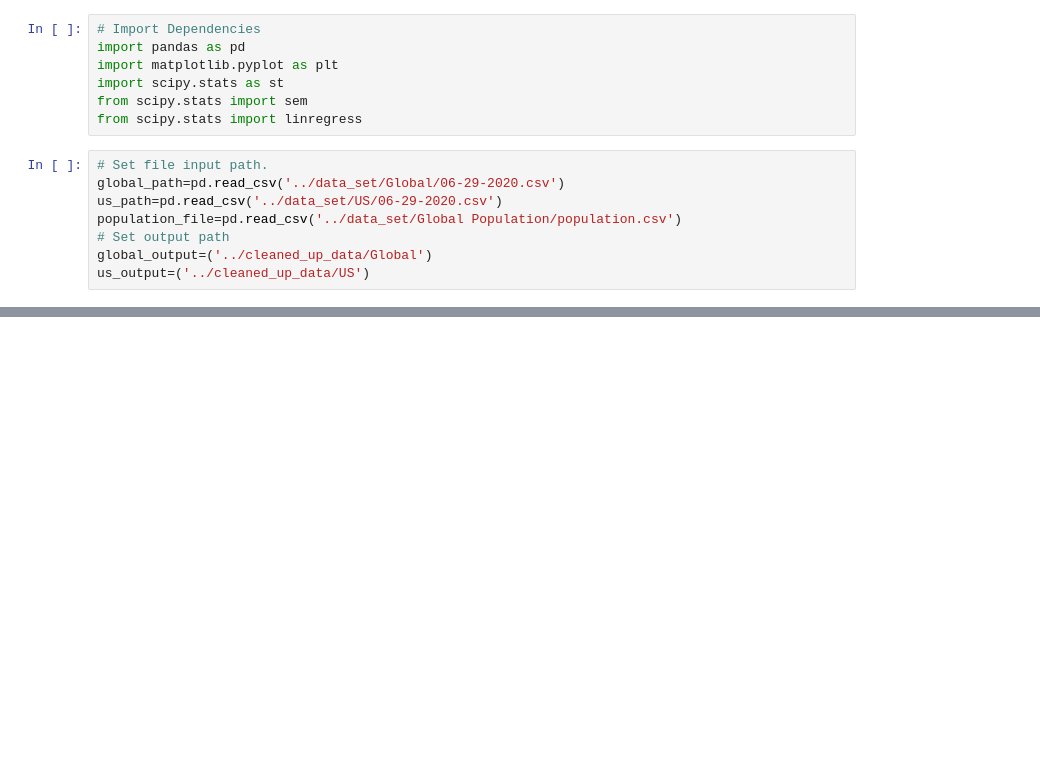
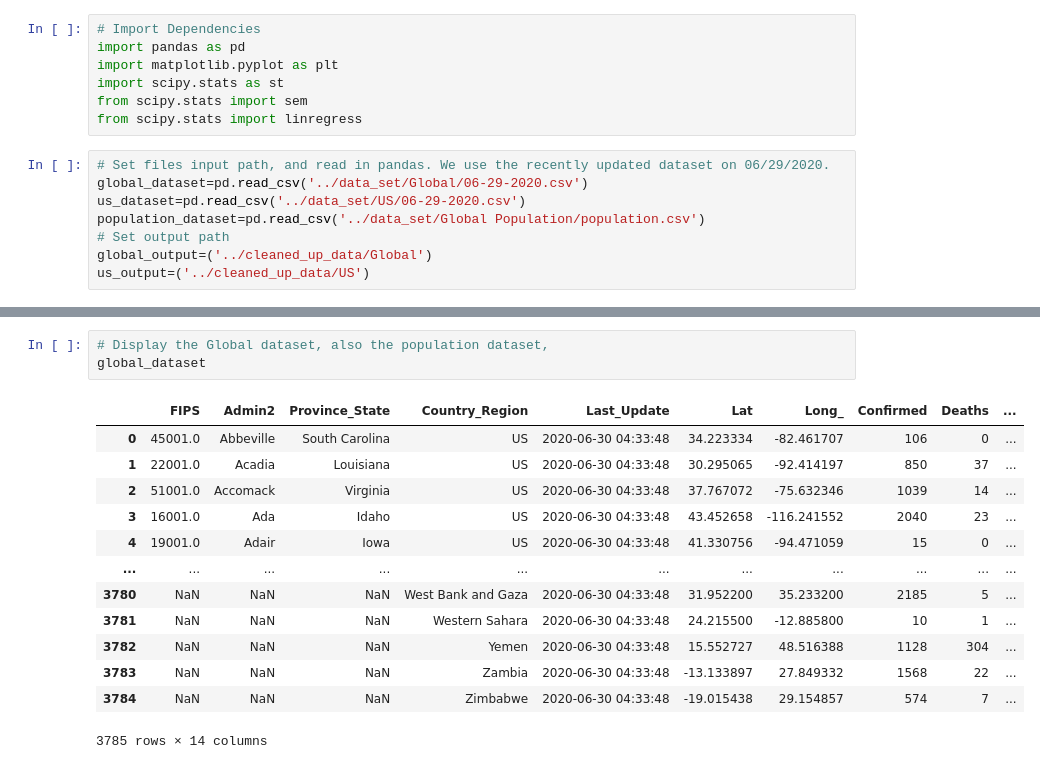
Before and after one commit to phuphan626/Group-4-Project-1, a Jupyter notebook: analysis/Covid-19-analysis.ipynb, the cells around one changed output, grey strips where cells are left out. Saved outputs shown, nothing was run; the diff lists cells and outputs as text; blank space fills up the shorter version.

```diff
--- a/analysis/Covid-19-analysis.ipynb
+++ b/analysis/Covid-19-analysis.ipynb
@@ -6,10 +11,10 @@ import scipy.stats as st
 from scipy.stats import sem
 from scipy.stats import linregress
 # %%
-# Set file input path.
-global_path=pd.read_csv('../data_set/Global/06-29-2020.csv')
-us_path=pd.read_csv('../data_set/US/06-29-2020.csv')
-population_file=pd.read_csv('../data_set/Global Population/population.csv')
+# Set files input path, and read in pandas. We use the recently updated dataset on 06/29/2020.
+global_dataset=pd.read_csv('../data_set/Global/06-29-2020.csv')
+us_dataset=pd.read_csv('../data_set/US/06-29-2020.csv')
+population_dataset=pd.read_csv('../data_set/Global Population/population.csv')
 # Set output path
 global_output=('../cleaned_up_data/Global')
 us_output=('../cleaned_up_data/US')
@@ -85,0 +81,17 @@ population_file
+# %%
+# Display the Global dataset, also the population dataset,
+global_dataset
+# %% [output]
+|  | FIPS | Admin2 | Province_State | Country_Region | Last_Update | Lat | Long_ | Confirmed | Deaths | ... |
+| 0 | 45001.0 | Abbeville | South Carolina | US | 2020-06-30 04:33:48 | 34.223334 | -82.461707 | 106 | 0 | ... |
+| 1 | 22001.0 | Acadia | Louisiana | US | 2020-06-30 04:33:48 | 30.295065 | -92.414197 | 850 | 37 | ... |
+| 2 | 51001.0 | Accomack | Virginia | US | 2020-06-30 04:33:48 | 37.767072 | -75.632346 | 1039 | 14 | ... |
+| 3 | 16001.0 | Ada | Idaho | US | 2020-06-30 04:33:48 | 43.452658 | -116.241552 | 2040 | 23 | ... |
+| 4 | 19001.0 | Adair | Iowa | US | 2020-06-30 04:33:48 | 41.330756 | -94.471059 | 15 | 0 | ... |
+| ... | ... | ... | ... | ... | ... | ... | ... | ... | ... | ... |
+| 3780 | NaN | NaN | NaN | West Bank and Gaza | 2020-06-30 04:33:48 | 31.952200 | 35.233200 | 2185 | 5 | ... |
+| 3781 | NaN | NaN | NaN | Western Sahara | 2020-06-30 04:33:48 | 24.215500 | -12.885800 | 10 | 1 | ... |
+| 3782 | NaN | NaN | NaN | Yemen | 2020-06-30 04:33:48 | 15.552727 | 48.516388 | 1128 | 304 | ... |
+| 3783 | NaN | NaN | NaN | Zambia | 2020-06-30 04:33:48 | -13.133897 | 27.849332 | 1568 | 22 | ... |
+| 3784 | NaN | NaN | NaN | Zimbabwe | 2020-06-30 04:33:48 | -19.015438 | 29.154857 | 574 | 7 | ... |
+3785 rows × 14 columns
```
Also changed, not shown: parts of 12 cells of this notebook.
